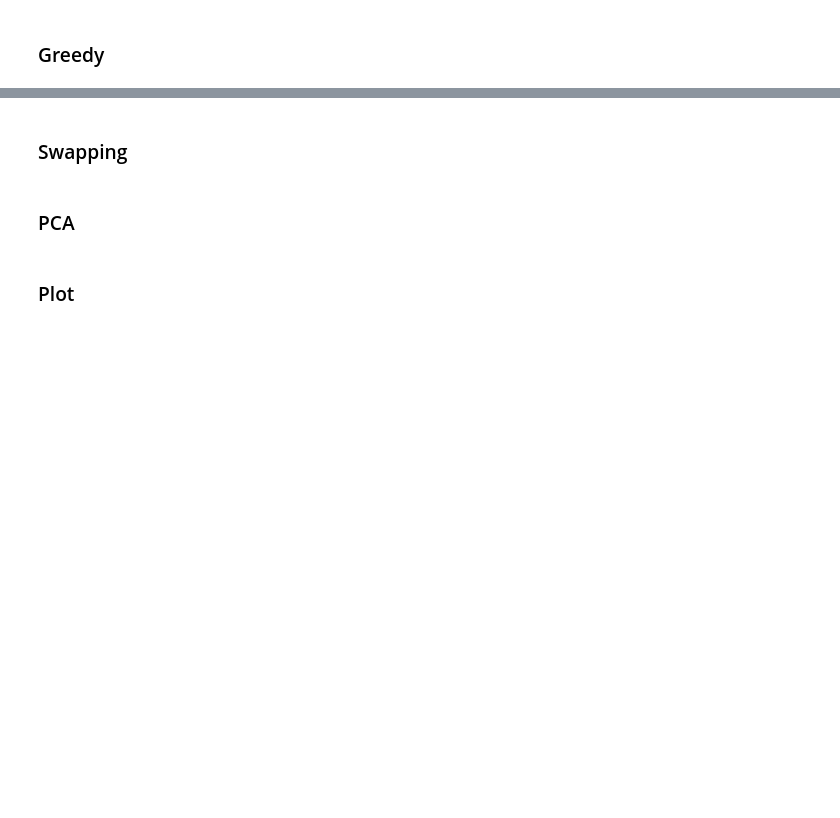
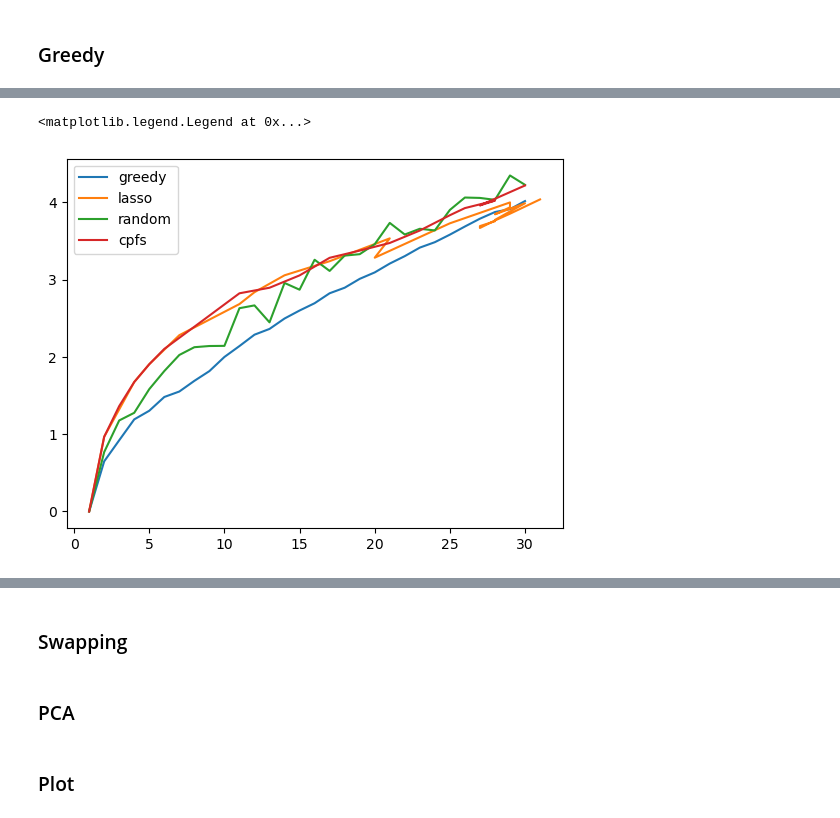
Before and after one commit to AnavSood/CSS, a Jupyter notebook: notebooks/blackrock_css.ipynb, the cells around one changed output, grey strips where cells are left out. Saved outputs shown, nothing was run; the diff lists cells and outputs as text; code cells hidden in the pictures; blank space fills up the shorter version.

```diff
--- a/notebooks/blackrock_css.ipynb
+++ b/notebooks/blackrock_css.ipynb
@@ -119,0 +256,9 @@ greedy_df = pd.DataFrame({'Number of Principal Components/Variables': np.arange(
+# %%
+plt.plot(np.arange(1, p_max + 1), greedy_eig_var, label='greedy')
+plt.plot(lasso_dfs, lasso_eig_var, label='lasso')
+plt.plot(np.arange(1, p_max + 1), random_eig_var, label='random')
+plt.plot(cpfs_dfs, cpfs_eig_var, label='cpfs')
+plt.legend()
+# %% [output]
+<matplotlib.legend.Legend at 0x...>
+[figure, added]
```
Also changed, not shown: parts of 40 cells of this notebook, 13 other files.
